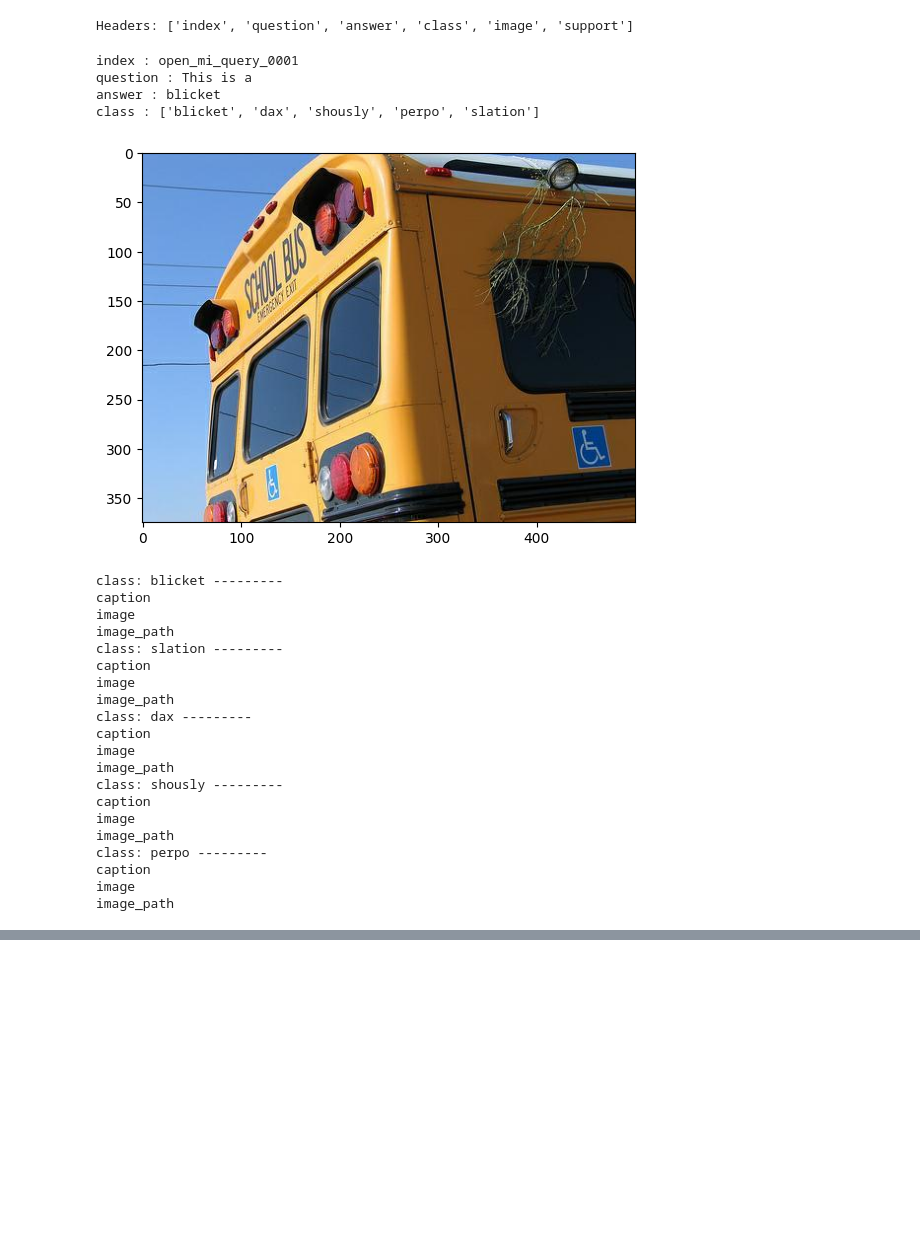
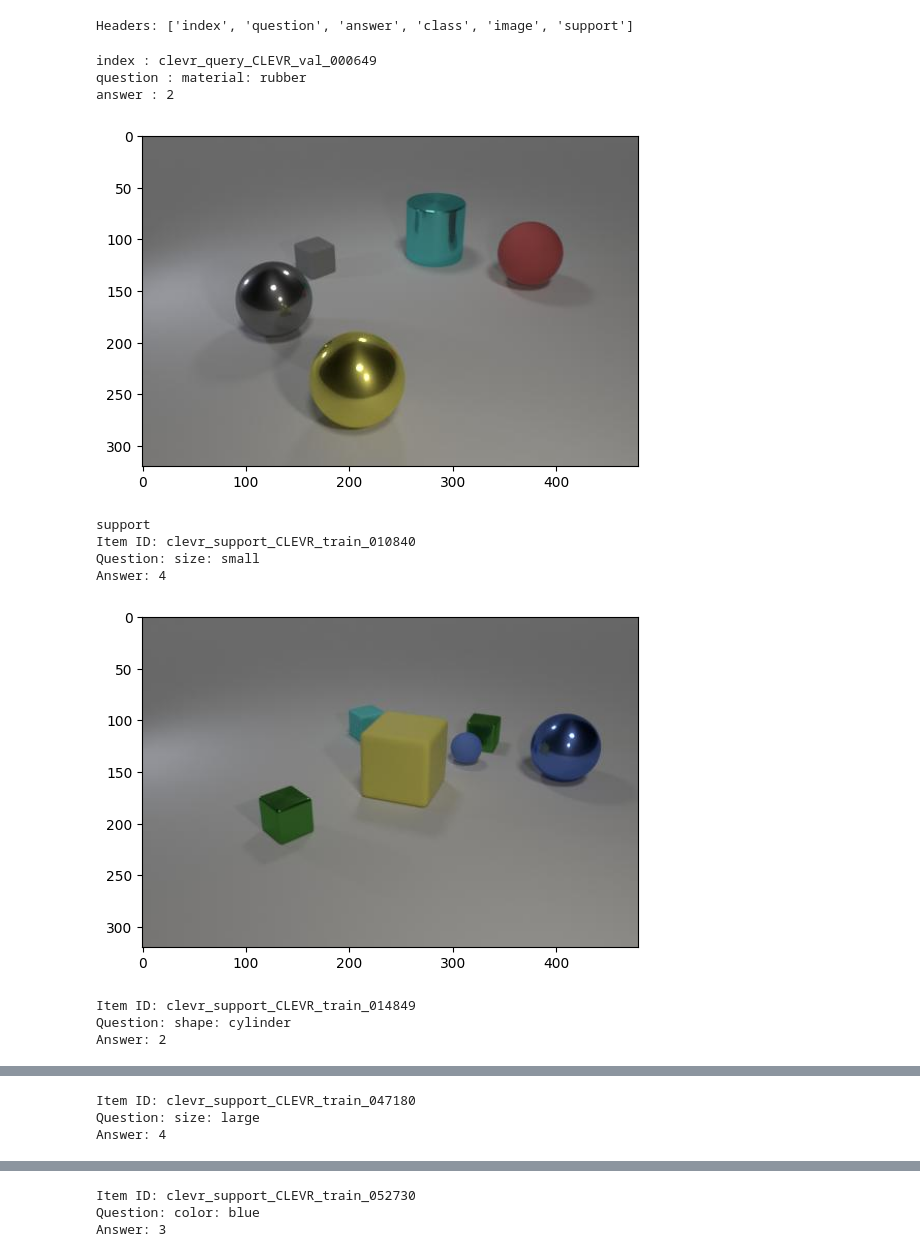
Before and after one commit to XavierZXY/VLMEvalKit, a Jupyter notebook: read_tsv.ipynb, the cells around one changed output, grey strips where cells are left out. Cells and saved outputs as stored; diff of their text form; code cells hidden in the pictures; blank space fills up the shorter version.

Commit message:
feat: :sparkles: support CLEVR dataset

```diff
--- a/read_tsv.ipynb
+++ b/read_tsv.ipynb
@@ -19,65 +19,63 @@ with open(path + datasets_name, "r", encoding="utf-8") as tsvfile:
 # %% [output]
 Headers: ['index', 'question', 'answer', 'class', 'image', 'support']
 # %%
+import csv
+import base64
+from PIL import Image
+from io import BytesIO
+import matplotlib.pyplot as plt
+
+path = "./LMUData/"
+# datasets_name = "Open_MI.tsv"
+datasets_name = "clevr_new.tsv"
 # open tsv file
 csv.field_size_limit(10000000)
 with open(path + datasets_name, "r", encoding="utf-8") as tsvfile:
     # 创建一个csv.reader对象，指定制表符为字段分隔符
     tsvreader = csv.reader(tsvfile, delimiter="\t")
     headers = next(tsvreader)
 
     row_counter = 0
     # 遍历文件中的每一行
     for row in tsvreader:
         for header in headers:
             if header == "image":
                 # print(header, ":", row[headers.index(header)])
                 # print(row[headers.index(header)])
                 # print(row[headers.index(header)].split(",")[1])
+                # continue
                 img = Image.open(BytesIO(base64.b64decode(row[headers.index(header)])))
                 plt.imshow(img)
                 plt.show()
             elif header =="support":
                 support = eval(row[headers.index(header)])
-                for key in support:
-                    # image_base64 = support[key]['images']
-                    # for img in image_base64:
-                    #     img = Image.open(BytesIO(base64.b64decode(img)))
-                    #     plt.imshow(img)
-                    #     plt.show()
-                    print(f"class: {key} ---------")
-                    for k in support[key]:
-                        print(k)
+                print("support")
+                for item in support:
+                    print("Item ID:", item['id'])
+                    print("Question:", item['question'])
+                    print("Answer:", item['answer'])
+                    for img in item['image']:
+                        img = Image.open(BytesIO(base64.b64decode(img)))
+                        plt.imshow(img)
+                        plt.show()
+
             else:
                 print(header, ":", row[headers.index(header)])
 
         # for loop
         row_counter += 1
         if row_counter >= 1:
             break
 # %% [output]
-index : open_mi_query_0001
-question : This is a
-answer : blicket
-class : ['blicket', 'dax', 'shously', 'perpo', 'slation']
+index : clevr_query_CLEVR_val_000649
+question : material: rubber
+answer : 2
-[figure, old version]
+[figure, new version]
-class: blicket ---------
-caption
-image
-image_path
-class: slation ---------
-caption
-image
-image_path
-class: dax ---------
-caption
-image
-image_path
-class: shously ---------
-caption
-image
-image_path
-class: perpo ---------
-caption
-image
-image_path
+support
+Item ID: clevr_support_CLEVR_train_010840
+Question: size: small
+Answer: 4
+[figure, added]
+Item ID: clevr_support_CLEVR_train_014849
+Question: shape: cylinder
+Answer: 2
@@ -83,0 +83,3 @@ image_path
+Item ID: clevr_support_CLEVR_train_047180
+Question: size: large
+Answer: 4
@@ -83,0 +87,3 @@ image_path
+Item ID: clevr_support_CLEVR_train_052730
+Question: color: blue
+Answer: 3
```
Also changed, not shown: parts of 3 cells of this notebook, 13 other files.
